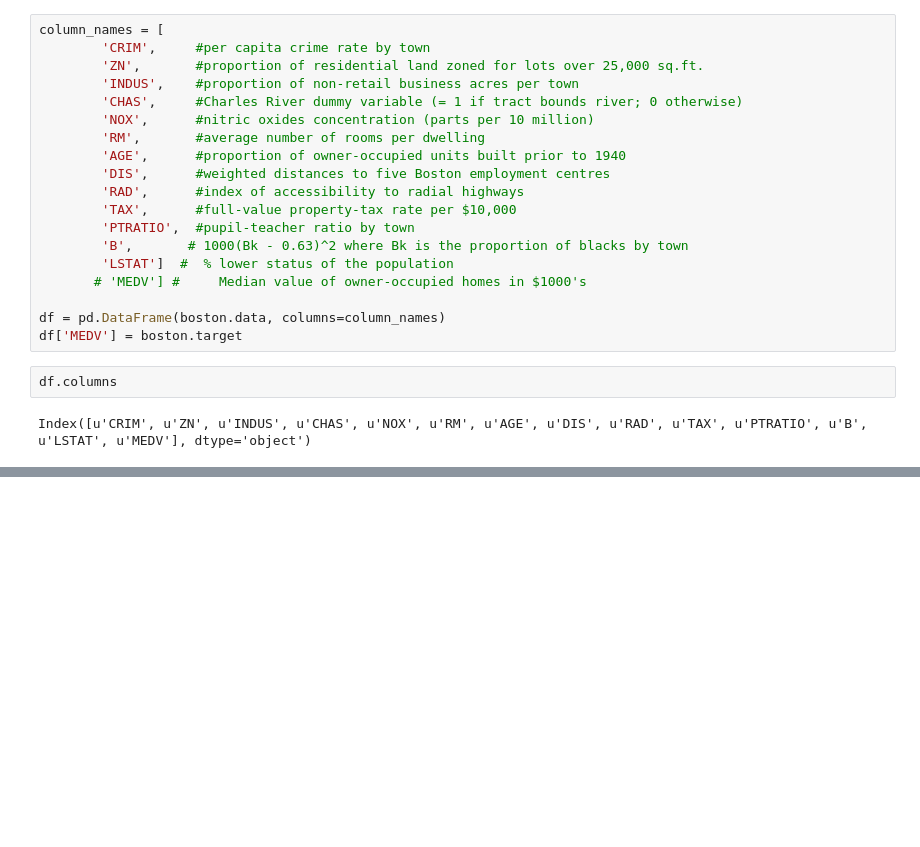
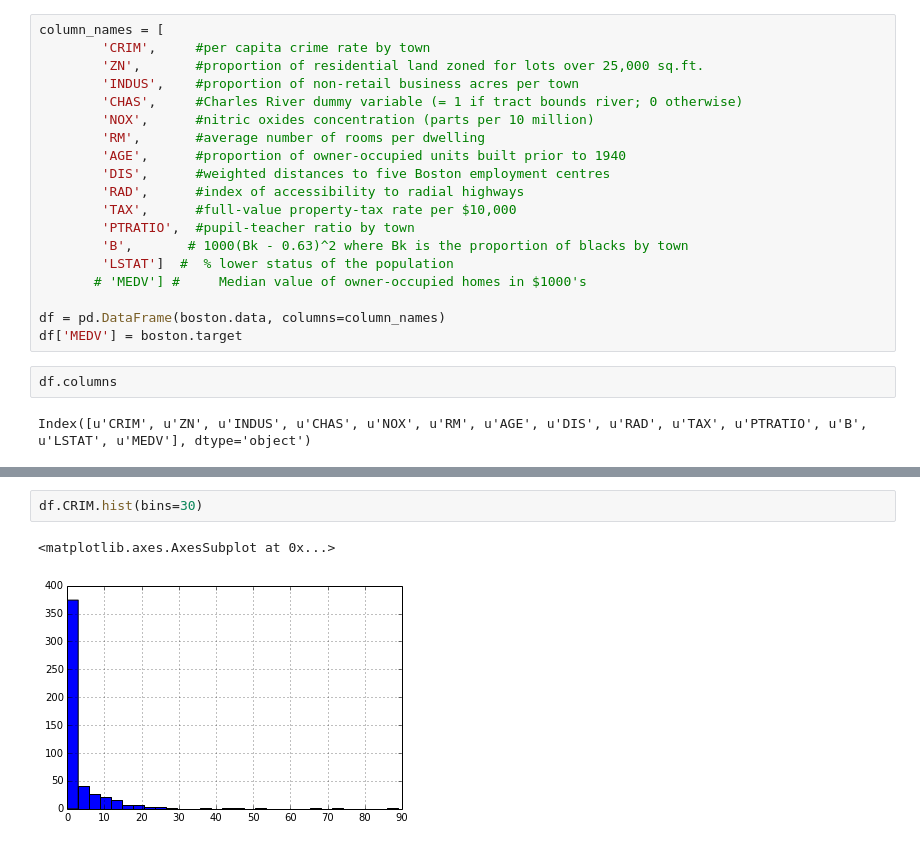
Before and after one commit to MishaTeplitskiy/Statistical_Learning_With_Python, a Jupyter notebook: CI_Workshop_Teplitskiy_Regression.ipynb, the cells around one changed output, grey strips where cells are left out. Cells and saved outputs as stored; diff of their text form; blank space fills up the shorter version.

```diff
--- a/CI_Workshop_Teplitskiy_Regression.ipynb
+++ b/CI_Workshop_Teplitskiy_Regression.ipynb
@@ -54,0 +94,5 @@ Index([u'CRIM', u'ZN', u'INDUS', u'CHAS', u'NOX', u'RM', u'AGE', u'DIS', u'RAD',
+# %%
+df.CRIM.hist(bins=30)
+# %% [output]
+<matplotlib.axes.AxesSubplot at 0x...>
+[figure, added]
```
Also changed, not shown: parts of 17 cells of this notebook, 2 other files.
